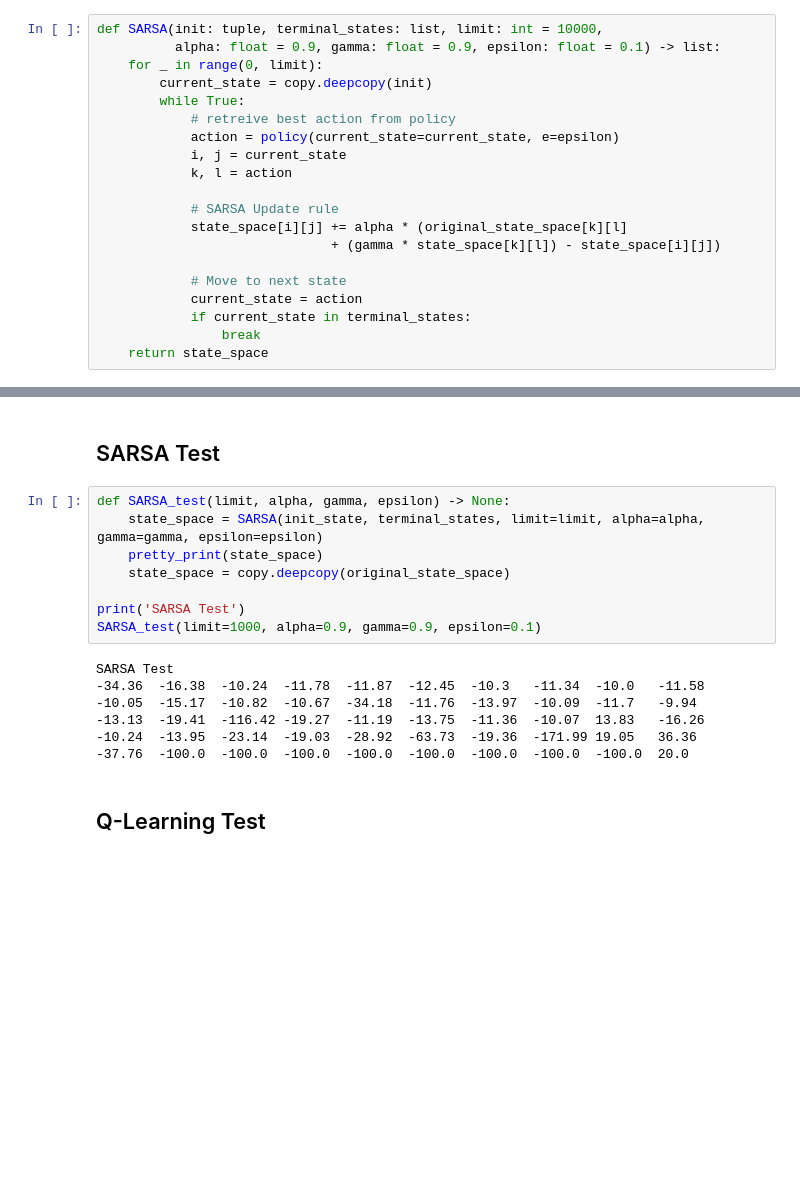
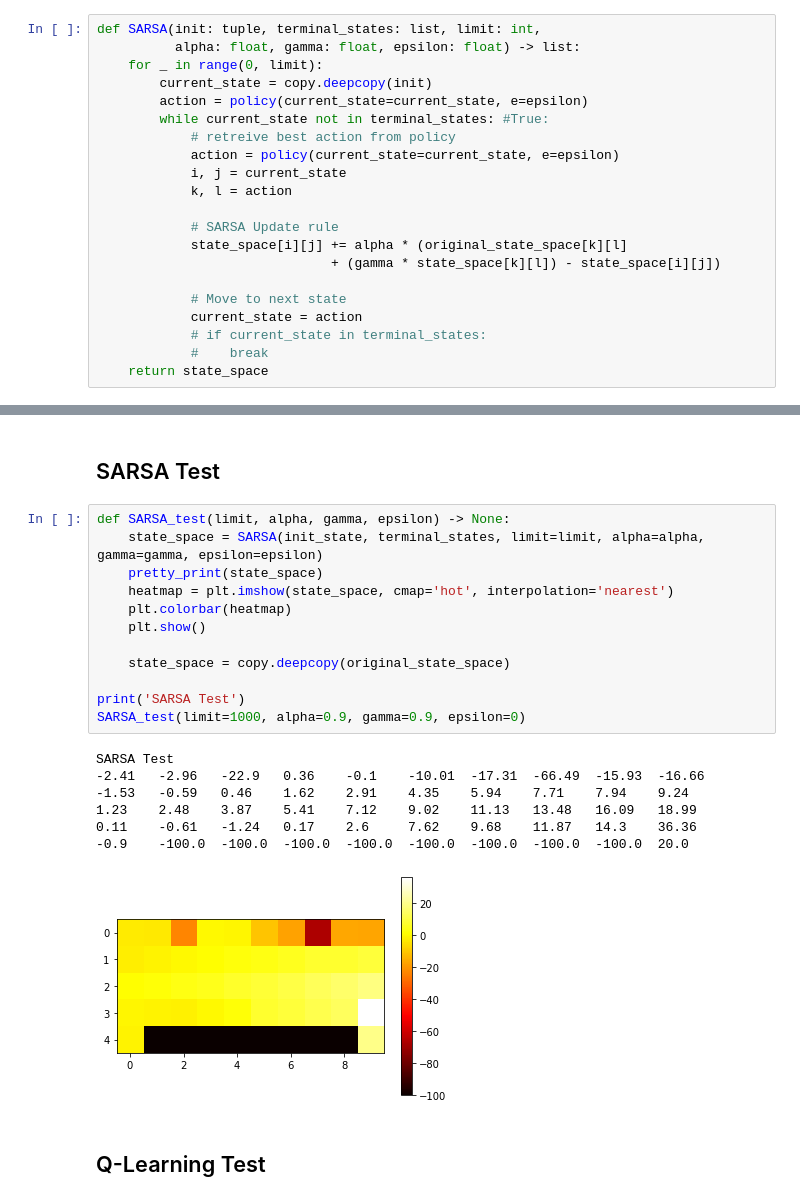
Before and after one commit to neilmizzi/MAS_Homework, a Jupyter notebook: reinforcement_learning.ipynb, the cells around one changed output, grey strips where cells are left out. Cells and saved outputs as stored; diff of their text form; blank space fills up the shorter version.

```diff
--- a/reinforcement_learning.ipynb
+++ b/reinforcement_learning.ipynb
@@ -102,11 +102,12 @@ Input:
 - Discount factor $\gamma$
 - Policy value $\epsilon$
 # %%
-def SARSA(init: tuple, terminal_states: list, limit: int = 10000,
-          alpha: float = 0.9, gamma: float = 0.9, epsilon: float = 0.1) -> list:
+def SARSA(init: tuple, terminal_states: list, limit: int,
+          alpha: float, gamma: float, epsilon: float) -> list:
     for _ in range(0, limit):
         current_state = copy.deepcopy(init)
-        while True:
+        action = policy(current_state=current_state, e=epsilon)
+        while current_state not in terminal_states: #True:
             # retreive best action from policy
             action = policy(current_state=current_state, e=epsilon)
             i, j = current_state
@@ -118,8 +119,8 @@ def SARSA(init: tuple, terminal_states: list, limit: int = 10000,
 
             # Move to next state
             current_state = action
-            if current_state in terminal_states:
-                break
+            # if current_state in terminal_states:
+            #    break
     return state_space
 # %% [markdown]
 # Q-Learning
@@ -158,18 +159,23 @@ def Q_Learning(init: tuple, terminal_states: list, limit: int = 10000,
 # %%
 def SARSA_test(limit, alpha, gamma, epsilon) -> None:
     state_space = SARSA(init_state, terminal_states, limit=limit, alpha=alpha, gamma=gamma, epsilon=epsilon)
     pretty_print(state_space)
+    heatmap = plt.imshow(state_space, cmap='hot', interpolation='nearest')
+    plt.colorbar(heatmap)
+    plt.show()
+
     state_space = copy.deepcopy(original_state_space)
 
 print('SARSA Test')
-SARSA_test(limit=1000, alpha=0.9, gamma=0.9, epsilon=0.1)
+SARSA_test(limit=1000, alpha=0.9, gamma=0.9, epsilon=0)
 # %% [output]
 SARSA Test
--34.36  -16.38  -10.24  -11.78  -11.87  -12.45  -10.3   -11.34  -10.0   -11.58
--10.05  -15.17  -10.82  -10.67  -34.18  -11.76  -13.97  -10.09  -11.7   -9.94
--13.13  -19.41  -116.42 -19.27  -11.19  -13.75  -11.36  -10.07  13.83   -16.26
--10.24  -13.95  -23.14  -19.03  -28.92  -63.73  -19.36  -171.99 19.05   36.36
--37.76  -100.0  -100.0  -100.0  -100.0  -100.0  -100.0  -100.0  -100.0  20.0
+-2.41   -2.96   -22.9   0.36    -0.1    -10.01  -17.31  -66.49  -15.93  -16.66
+-1.53   -0.59   0.46    1.62    2.91    4.35    5.94    7.71    7.94    9.24
+1.23    2.48    3.87    5.41    7.12    9.02    11.13   13.48   16.09   18.99
+0.11    -0.61   -1.24   0.17    2.6     7.62    9.68    11.87   14.3    36.36
+-0.9    -100.0  -100.0  -100.0  -100.0  -100.0  -100.0  -100.0  -100.0  20.0
+[figure, added]
 # %% [markdown]
 ## Q-Learning Test
 # %%
```
Also changed, not shown: parts of 3 cells of this notebook, 3 other files.
